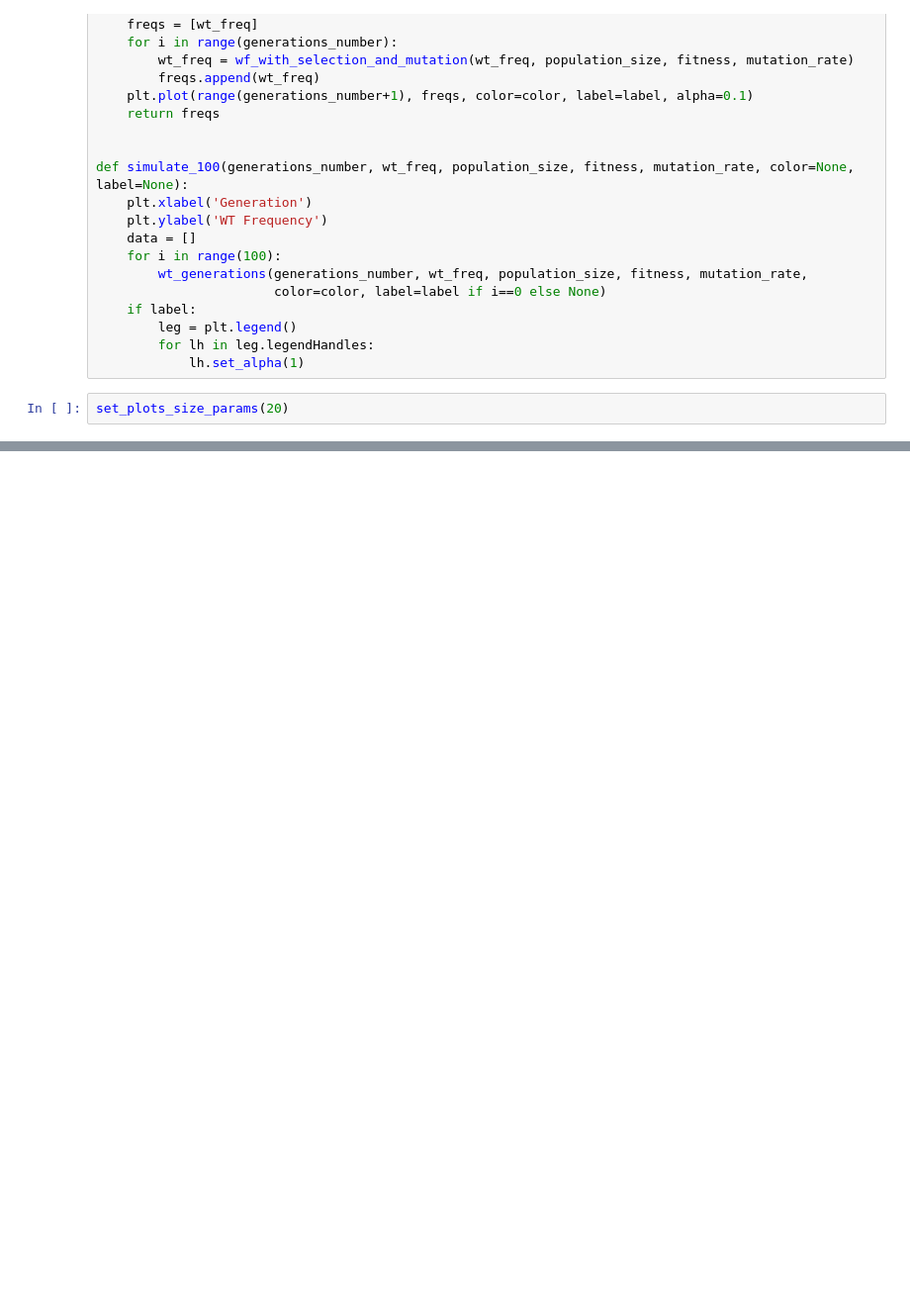
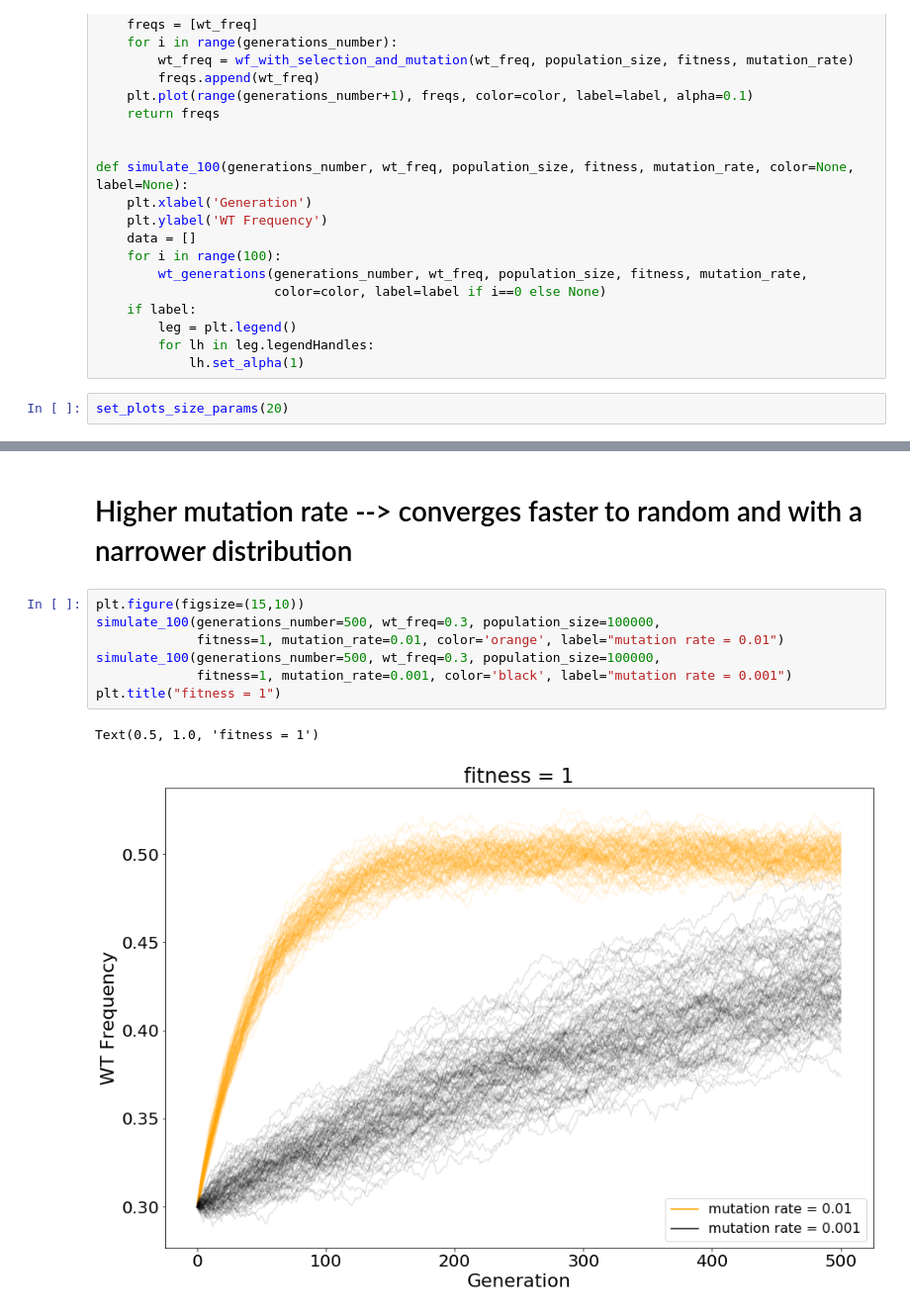
Before and after one commit to theitush/mutation-rate, a Jupyter notebook: Data Simulations.ipynb, the cells around one changed output, grey strips where cells are left out. Shown at 99% size. Drawn from its saved outputs; the diff is of its cells as text; blank space fills up the shorter version.

```diff
--- a/Data Simulations.ipynb
+++ b/Data Simulations.ipynb
@@ -66,0 +69,12 @@ simulate_100(generations_number=10, wt_freq=0.5, population_size=1000,
+# %% [markdown]
+# Higher mutation rate --> converges faster to random and with a narrower distribution
+# %%
+plt.figure(figsize=(15,10))
+simulate_100(generations_number=500, wt_freq=0.3, population_size=100000,
+             fitness=1, mutation_rate=0.01, color='orange', label="mutation rate = 0.01")
+simulate_100(generations_number=500, wt_freq=0.3, population_size=100000,
+             fitness=1, mutation_rate=0.001, color='black', label="mutation rate = 0.001")
+plt.title("fitness = 1")
+# %% [output]
+Text(0.5, 1.0, 'fitness = 1')
+[figure, added]
```
Also changed, not shown: parts of 14 cells of this notebook.
